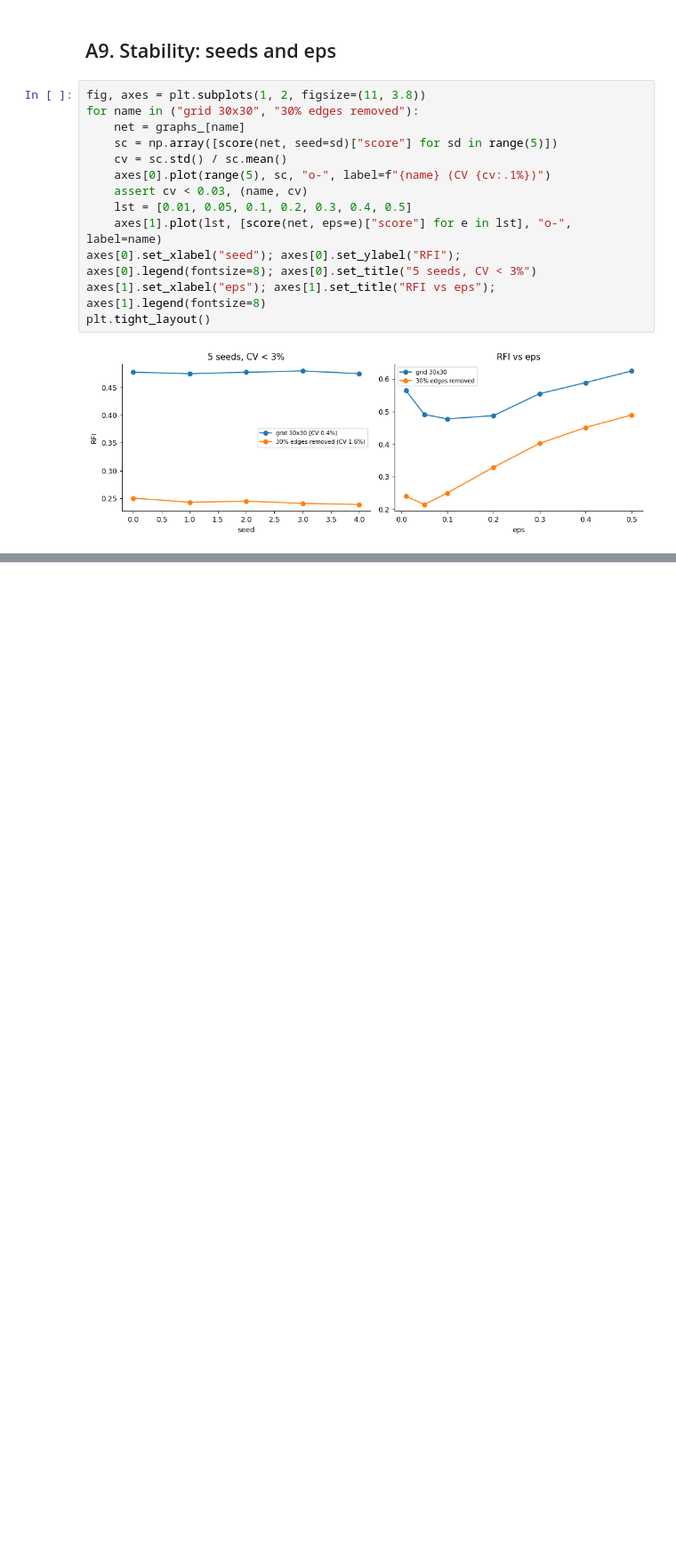
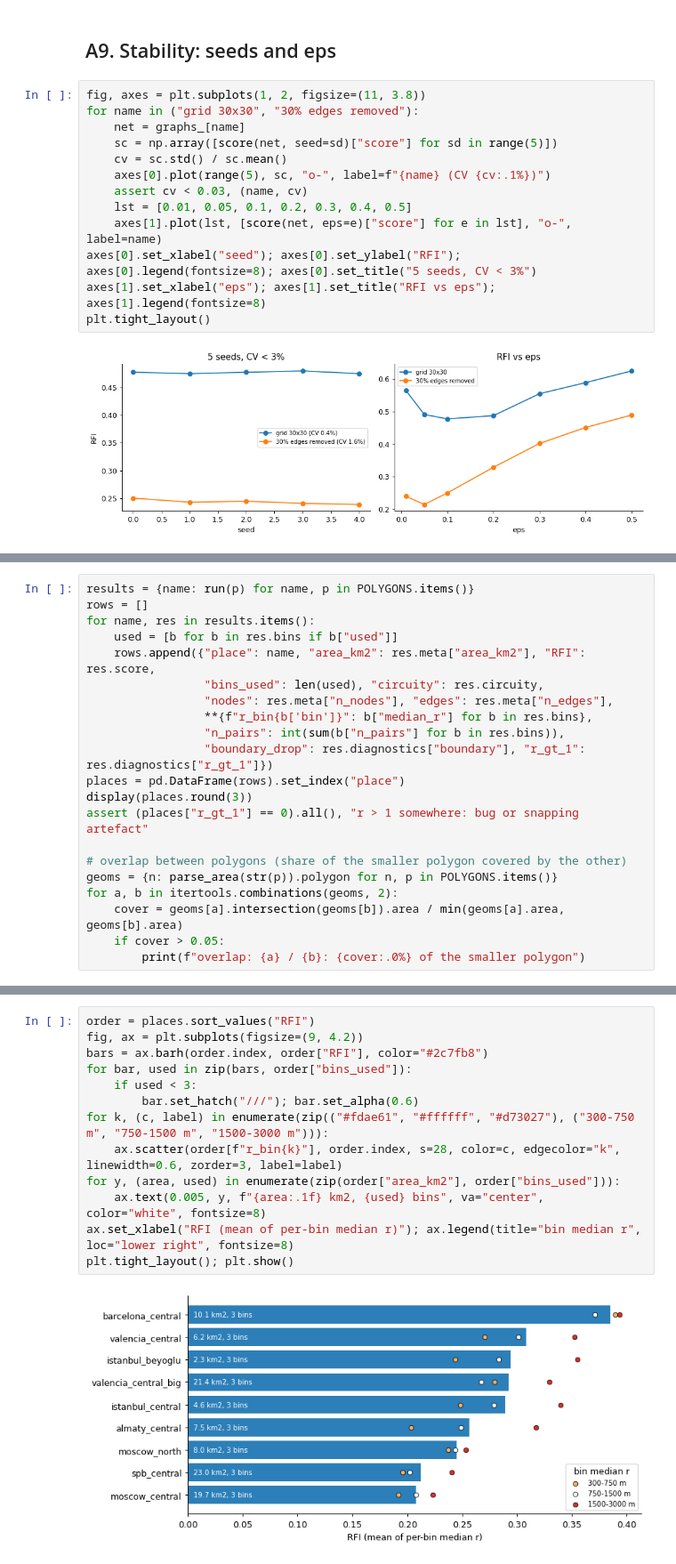
Before and after one commit to Floly/route_freedom_index, a Jupyter notebook: notebooks/validation.ipynb, the cells around one changed output, grey strips where cells are left out. Shown at 89% size. Drawn from its saved outputs; the diff is of its cells as text; blank space fills up the shorter version.

Commit message:
M5: baselines, validation notebook on user polygons, Result.network()
Co-Authored-By: Claude Sonnet 5.5 <noreply@anthropic.com>

```diff
--- a/notebooks/validation.ipynb
+++ b/notebooks/validation.ipynb
@@ -220,0 +288,21 @@ plt.tight_layout()
+# %%
+results = {name: run(p) for name, p in POLYGONS.items()}
+rows = []
+for name, res in results.items():
+    used = [b for b in res.bins if b["used"]]
+    rows.append({"place": name, "area_km2": res.meta["area_km2"], "RFI": res.score,
+                 "bins_used": len(used), "circuity": res.circuity,
+                 "nodes": res.meta["n_nodes"], "edges": res.meta["n_edges"],
+                 **{f"r_bin{b['bin']}": b["median_r"] for b in res.bins},
+                 "n_pairs": int(sum(b["n_pairs"] for b in res.bins)),
+                 "boundary_drop": res.diagnostics["boundary"], "r_gt_1": res.diagnostics["r_gt_1"]})
+places = pd.DataFrame(rows).set_index("place")
+display(places.round(3))
+assert (places["r_gt_1"] == 0).all(), "r > 1 somewhere: bug or snapping artefact"
+
+# overlap between polygons (share of the smaller polygon covered by the other)
+geoms = {n: parse_area(str(p)).polygon for n, p in POLYGONS.items()}
+for a, b in itertools.combinations(geoms, 2):
+    cover = geoms[a].intersection(geoms[b]).area / min(geoms[a].area, geoms[b].area)
+    if cover > 0.05:
+        print(f"overlap: {a} / {b}: {cover:.0%} of the smaller polygon")
@@ -220,0 +329,15 @@ plt.tight_layout()
+# %%
+order = places.sort_values("RFI")
+fig, ax = plt.subplots(figsize=(9, 4.2))
+bars = ax.barh(order.index, order["RFI"], color="#2c7fb8")
+for bar, used in zip(bars, order["bins_used"]):
+    if used < 3:
+        bar.set_hatch("///"); bar.set_alpha(0.6)
+for k, (c, label) in enumerate(zip(("#fdae61", "#ffffff", "#d73027"), ("300-750 m", "750-1500 m", "1500-3000 m"))):
+    ax.scatter(order[f"r_bin{k}"], order.index, s=28, color=c, edgecolor="k", linewidth=0.6, zorder=3, label=label)
+for y, (area, used) in enumerate(zip(order["area_km2"], order["bins_used"])):
+    ax.text(0.005, y, f"{area:.1f} km2, {used} bins", va="center", color="white", fontsize=8)
+ax.set_xlabel("RFI (mean of per-bin median r)"); ax.legend(title="bin median r", loc="lower right", fontsize=8)
+plt.tight_layout(); plt.show()
+# %% [output]
+[figure, added]
```
Also changed, not shown: parts of 19 cells of this notebook, 6 other files.
